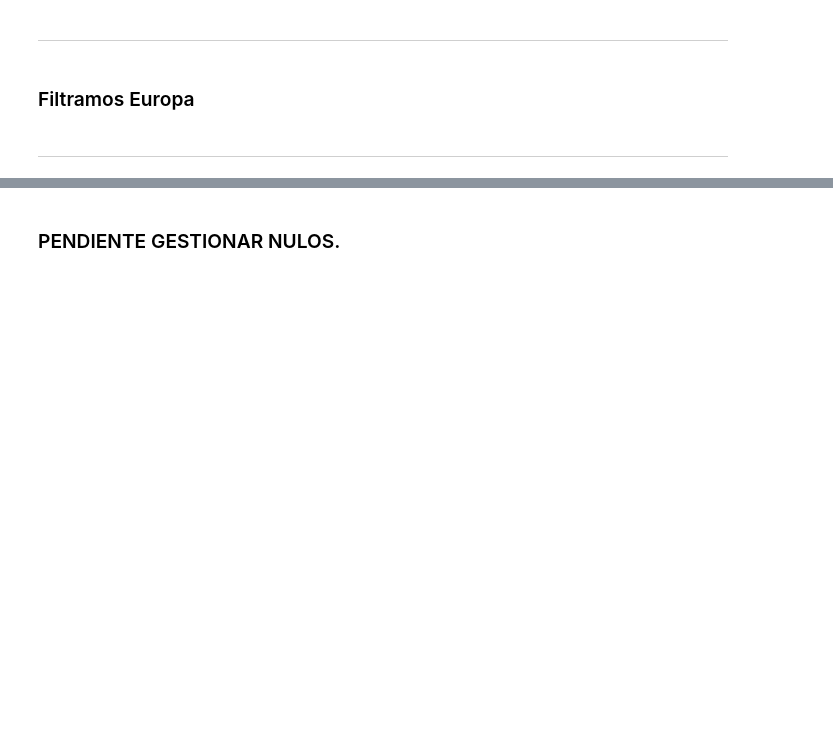
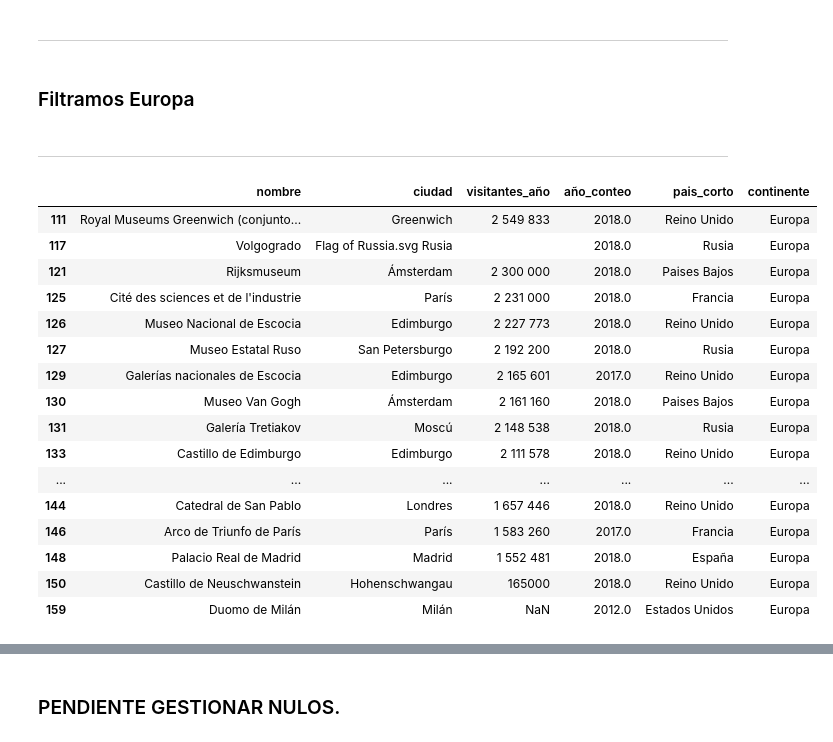
Before and after one commit to Adalab/Da-promo-c-modulo-3-sprint-2-Judith_Mina, a Jupyter notebook: Monumentos1.ipynb, the cells around one changed output, grey strips where cells are left out. Saved outputs shown, nothing was run; the diff lists cells and outputs as text; code cells hidden in the pictures; blank space fills up the shorter version.

Commit message:
europa 2

```diff
--- a/Monumentos1.ipynb
+++ b/Monumentos1.ipynb
@@ -1053,3 +1053,25 @@ ______
 _________
 # %%
 df_europa2 = df_europa.head(41)
+# %%
+df_europa3 = df_europa.tail(21)
+# %%
+df_europa3
+# %% [output]
+|  | nombre | ciudad | visitantes_año | año_conteo | pais_corto | continente |
+| 111 | Royal Museums Greenwich (conjunto... | Greenwich | 2 549 833 | 2018.0 | Reino Unido | Europa |
+| 117 | Volgogrado | Flag of Russia.svg Rusia |  | 2018.0 | Rusia | Europa |
+| 121 | Rijksmuseum | Ámsterdam | 2 300 000 | 2018.0 | Paises Bajos | Europa |
+| 125 | Cité des sciences et de l'industrie | París | 2 231 000 | 2018.0 | Francia | Europa |
+| 126 | Museo Nacional de Escocia | Edimburgo | 2 227 773 | 2018.0 | Reino Unido | Europa |
+| 127 | Museo Estatal Ruso | San Petersburgo | 2 192 200 | 2018.0 | Rusia | Europa |
+| 129 | Galerías nacionales de Escocia | Edimburgo | 2 165 601 | 2017.0 | Reino Unido | Europa |
+| 130 | Museo Van Gogh | Ámsterdam | 2 161 160 | 2018.0 | Paises Bajos | Europa |
+| 131 | Galería Tretiakov | Moscú | 2 148 538 | 2018.0 | Rusia | Europa |
+| 133 | Castillo de Edimburgo | Edimburgo | 2 111 578 | 2018.0 | Reino Unido | Europa |
+| ... | ... | ... | ... | ... | ... | ... |
+| 144 | Catedral de San Pablo | Londres | 1 657 446 | 2018.0 | Reino Unido | Europa |
+| 146 | Arco de Triunfo de París | París | 1 583 260 | 2017.0 | Francia | Europa |
+| 148 | Palacio Real de Madrid | Madrid | 1 552 481 | 2018.0 | España | Europa |
+| 150 | Castillo de Neuschwanstein | Hohenschwangau | 165000 | 2018.0 | Reino Unido | Europa |
+| 159 | Duomo de Milán | Milán | NaN | 2012.0 | Estados Unidos | Europa |
```
Also changed, not shown: parts of 13 cells of this notebook, 1 other file.
